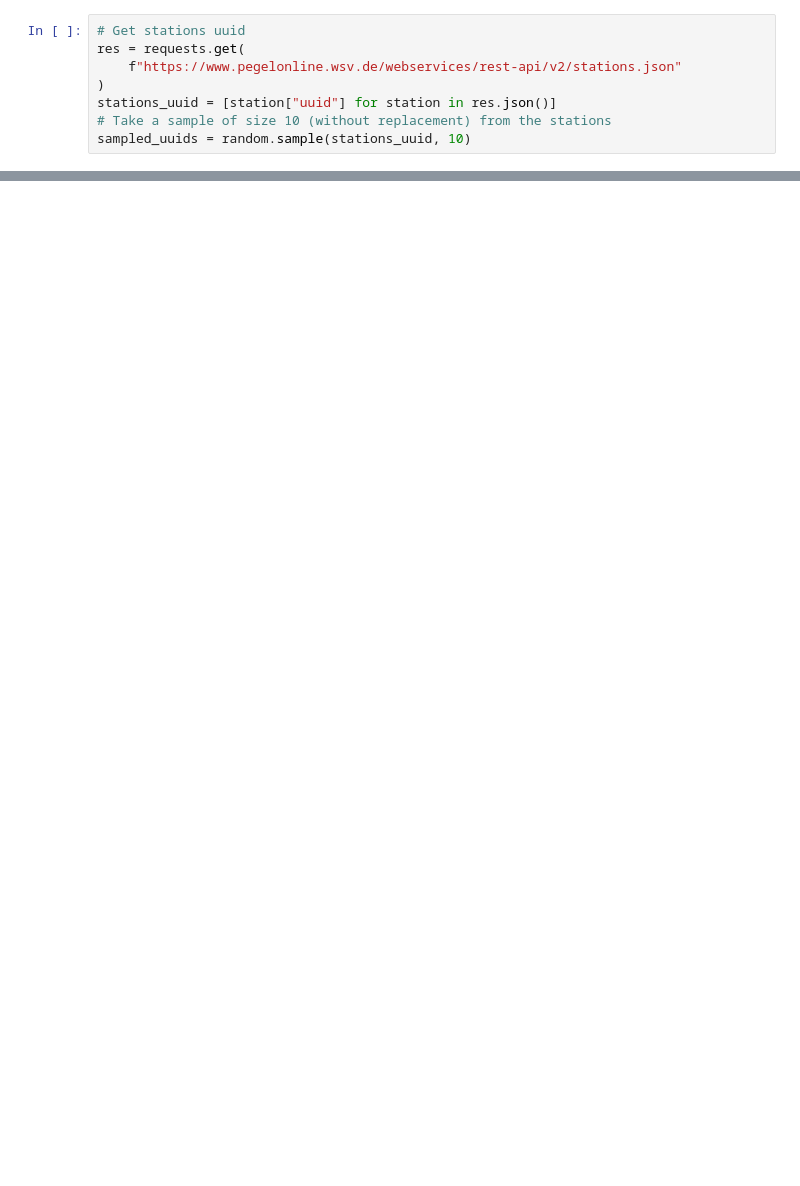
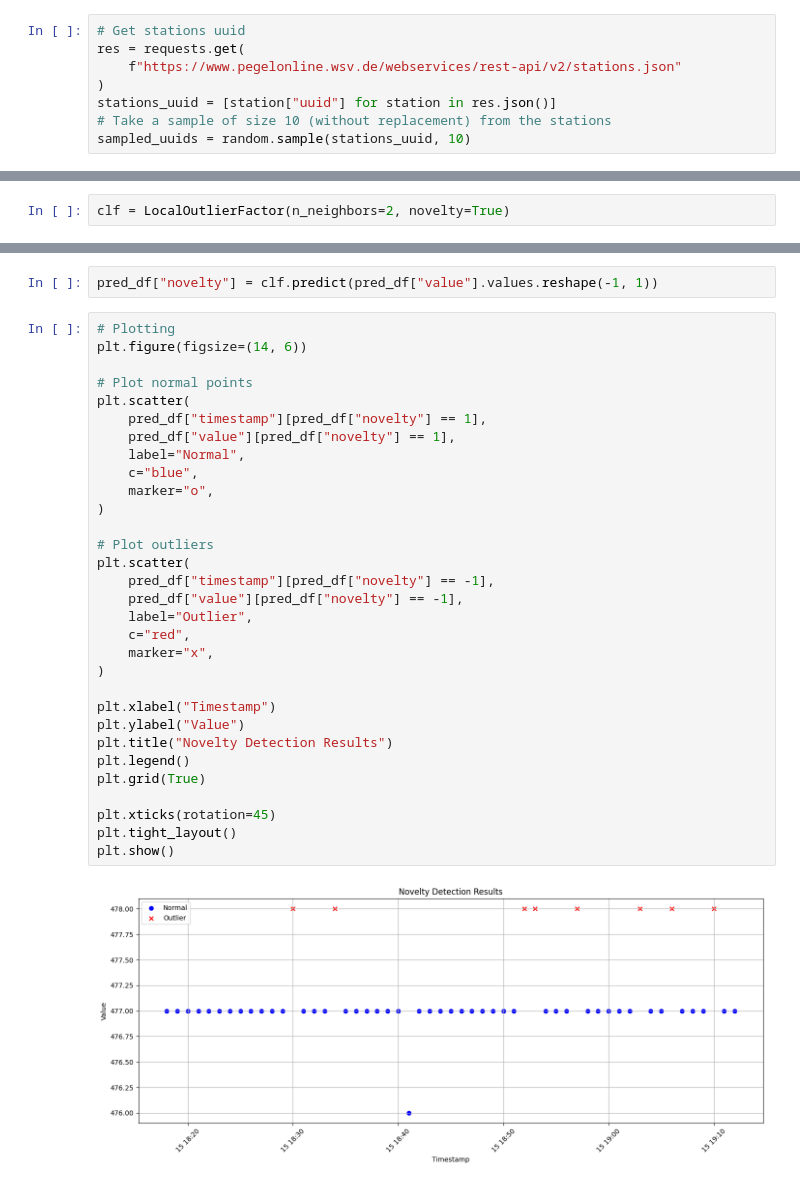
Before and after one commit to Safarveisi/water_level_anomaly_detection, a Jupyter notebook: ops.ipynb, the cells around one changed output, grey strips where cells are left out. Saved outputs shown, nothing was run; the diff lists cells and outputs as text; blank space fills up the shorter version.

```diff
--- a/ops.ipynb
+++ b/ops.ipynb
@@ -112,0 +107,2 @@ pred_df
+# %%
+clf = LocalOutlierFactor(n_neighbors=2, novelty=True)
@@ -112,0 +113,35 @@ pred_df
+# %%
+pred_df["novelty"] = clf.predict(pred_df["value"].values.reshape(-1, 1))
+# %%
+# Plotting
+plt.figure(figsize=(14, 6))
+
+# Plot normal points
+plt.scatter(
+    pred_df["timestamp"][pred_df["novelty"] == 1],
+    pred_df["value"][pred_df["novelty"] == 1],
+    label="Normal",
+    c="blue",
+    marker="o",
+)
+
+# Plot outliers
+plt.scatter(
+    pred_df["timestamp"][pred_df["novelty"] == -1],
+    pred_df["value"][pred_df["novelty"] == -1],
+    label="Outlier",
+    c="red",
+    marker="x",
+)
+
+plt.xlabel("Timestamp")
+plt.ylabel("Value")
+plt.title("Novelty Detection Results")
+plt.legend()
+plt.grid(True)
+
+plt.xticks(rotation=45)
+plt.tight_layout()
+plt.show()
+# %% [output]
+[figure, added]
```
Also changed, not shown: parts of 6 cells of this notebook, 2 other files.
